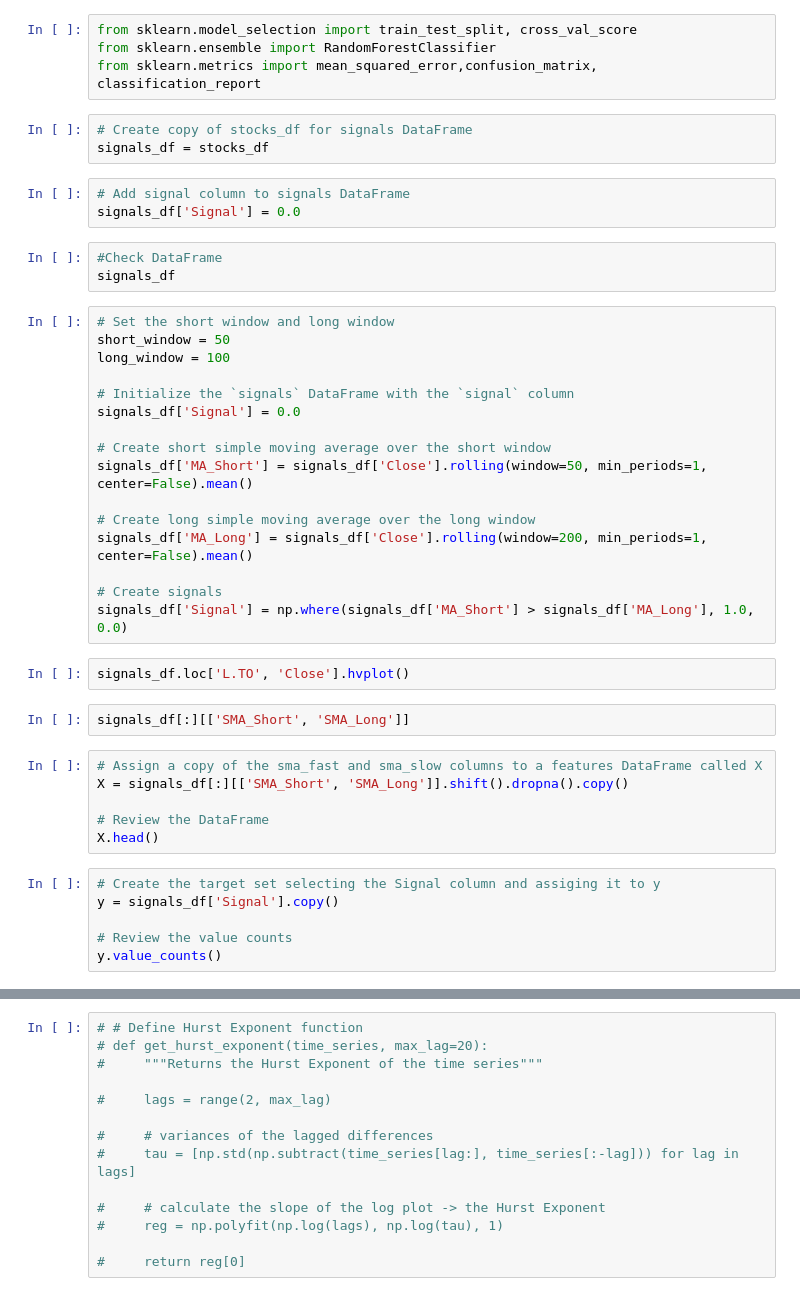
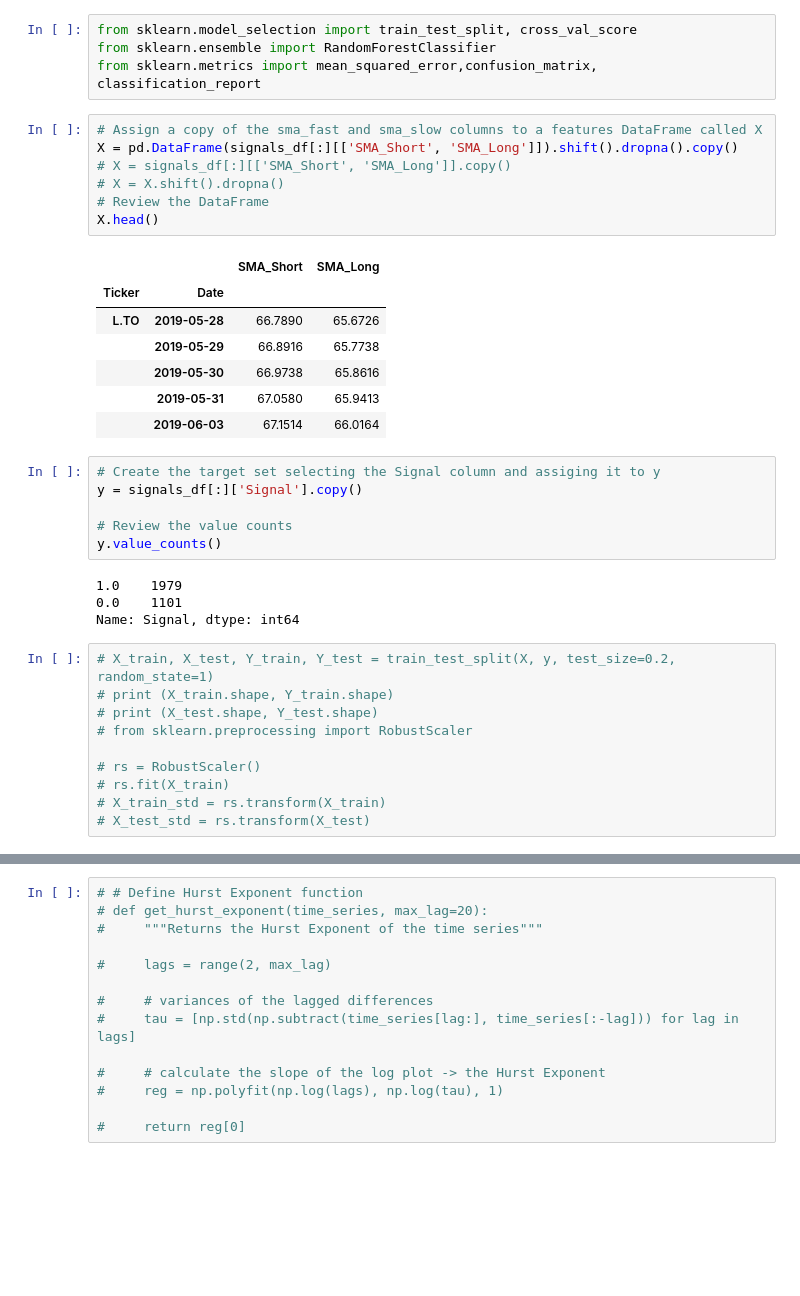
Before and after one commit to tyedem/Machine-Learning-Trader, a Jupyter notebook: Machine_Learning_Trader.ipynb, the cells around one changed output, grey strips where cells are left out. Saved outputs shown, nothing was run; the diff lists cells and outputs as text; blank space fills up the shorter version.

```diff
--- a/Machine_Learning_Trader.ipynb
+++ b/Machine_Learning_Trader.ipynb
@@ -375,47 +360,41 @@ display((1 + signals_df.loc['CIX.TO']['Actual Returns']).cumprod().hvplot(title=
 from sklearn.model_selection import train_test_split, cross_val_score
 from sklearn.ensemble import RandomForestClassifier
 from sklearn.metrics import mean_squared_error,confusion_matrix, classification_report
-# %%
-# Create copy of stocks_df for signals DataFrame
-signals_df = stocks_df
-# %%
-# Add signal column to signals DataFrame
-signals_df['Signal'] = 0.0
-# %%
-#Check DataFrame
-signals_df
-# %%
-# Set the short window and long window
-short_window = 50
-long_window = 100
-
-# Initialize the `signals` DataFrame with the `signal` column
-signals_df['Signal'] = 0.0
-
-# Create short simple moving average over the short window
-signals_df['MA_Short'] = signals_df['Close'].rolling(window=50, min_periods=1, center=False).mean()
-
-# Create long simple moving average over the long window
-signals_df['MA_Long'] = signals_df['Close'].rolling(window=200, min_periods=1, center=False).mean()
-
-# Create signals
-signals_df['Signal'] = np.where(signals_df['MA_Short'] > signals_df['MA_Long'], 1.0, 0.0)
-# %%
-signals_df.loc['L.TO', 'Close'].hvplot()
-# %%
-signals_df[:][['SMA_Short', 'SMA_Long']]
 # %%
 # Assign a copy of the sma_fast and sma_slow columns to a features DataFrame called X
-X = signals_df[:][['SMA_Short', 'SMA_Long']].shift().dropna().copy()
-
+X = pd.DataFrame(signals_df[:][['SMA_Short', 'SMA_Long']]).shift().dropna().copy()
+# X = signals_df[:][['SMA_Short', 'SMA_Long']].copy()
+# X = X.shift().dropna()
 # Review the DataFrame
 X.head()
+# %% [output]
+|  |  | SMA_Short | SMA_Long |
+| Ticker | Date |  |  |
+| L.TO | 2019-05-28 | 66.7890 | 65.6726 |
+|  | 2019-05-29 | 66.8916 | 65.7738 |
+|  | 2019-05-30 | 66.9738 | 65.8616 |
+|  | 2019-05-31 | 67.0580 | 65.9413 |
+|  | 2019-06-03 | 67.1514 | 66.0164 |
 # %%
 # Create the target set selecting the Signal column and assiging it to y
-y = signals_df['Signal'].copy()
+y = signals_df[:]['Signal'].copy()
 
 # Review the value counts
 y.value_counts()
+# %% [output]
+1.0    1979
+0.0    1101
+Name: Signal, dtype: int64
+# %%
+# X_train, X_test, Y_train, Y_test = train_test_split(X, y, test_size=0.2, random_state=1)
+# print (X_train.shape, Y_train.shape)
+# print (X_test.shape, Y_test.shape)
+# from sklearn.preprocessing import RobustScaler
+
+# rs = RobustScaler()
+# rs.fit(X_train)
+# X_train_std = rs.transform(X_train)
+# X_test_std = rs.transform(X_test)
 # %%
 # Select the start of the training period
 training_begin = X.index.min()
```
Also changed, not shown: parts of 22 cells of this notebook.
